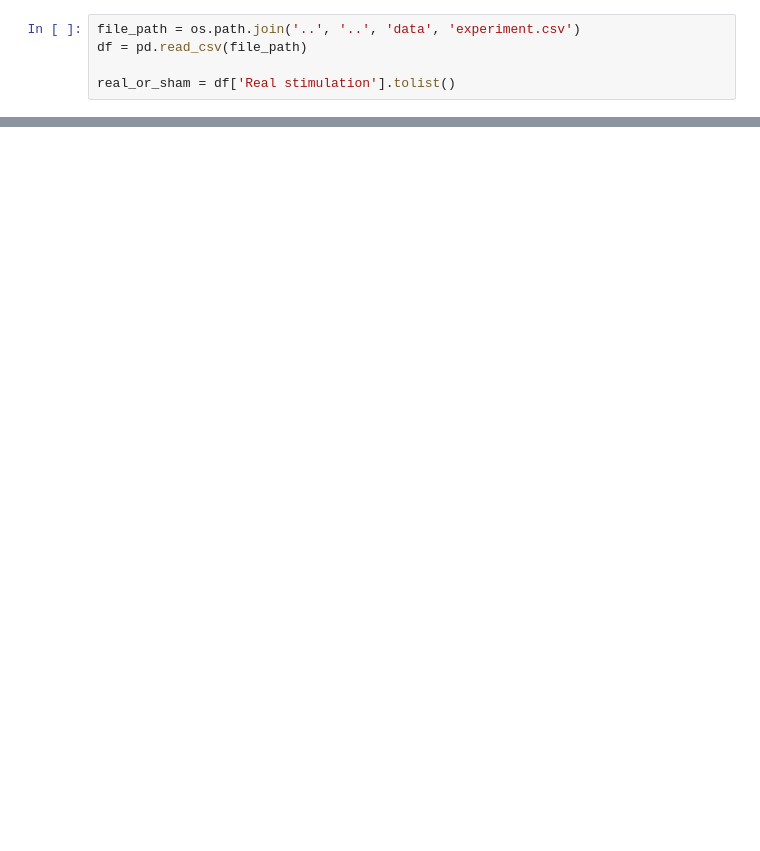
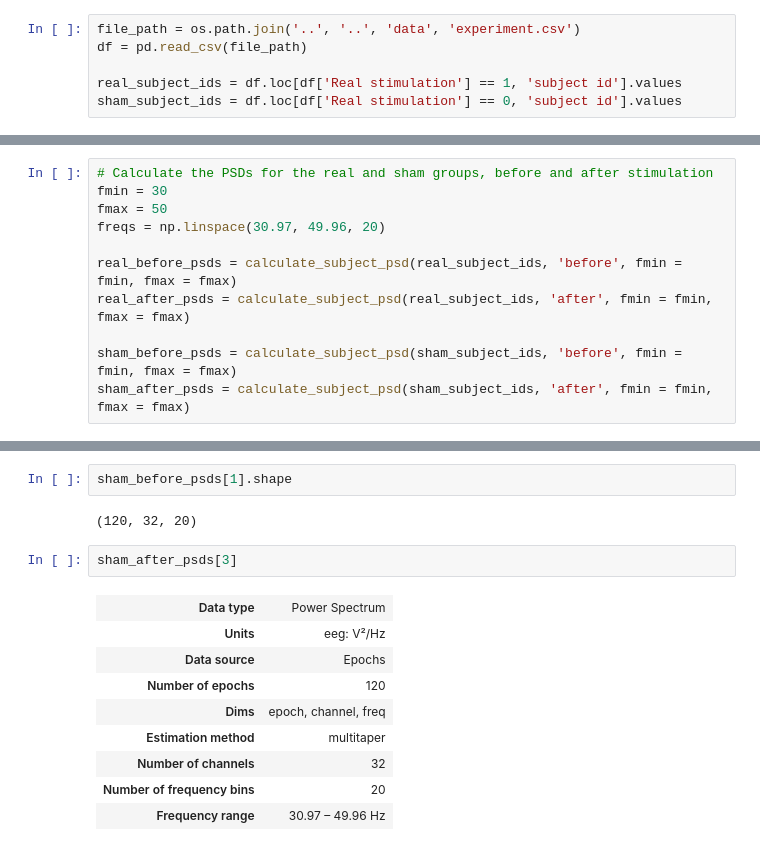
Before and after one commit to Shawnzty/tACS-Attention, a Jupyter notebook: processing/group_analysis.ipynb, the cells around one changed output, grey strips where cells are left out. Saved outputs shown, nothing was run; the diff lists cells and outputs as text; blank space fills up the shorter version.

```diff
--- a/processing/group_analysis.ipynb
+++ b/processing/group_analysis.ipynb
@@ -14,4 +46,5 @@ import funcs
 file_path = os.path.join('..', '..', 'data', 'experiment.csv')
 df = pd.read_csv(file_path)
 
-real_or_sham = df['Real stimulation'].tolist()
+real_subject_ids = df.loc[df['Real stimulation'] == 1, 'subject id'].values
+sham_subject_ids = df.loc[df['Real stimulation'] == 0, 'subject id'].values
@@ -28,0 +51,11 @@ Reading 0 ... 647880  =      0.000 ...   539.900 secs...
+# %%
+# Calculate the PSDs for the real and sham groups, before and after stimulation
+fmin = 30
+fmax = 50
+freqs = np.linspace(30.97, 49.96, 20)
+
+real_before_psds = calculate_subject_psd(real_subject_ids, 'before', fmin = fmin, fmax = fmax)
+real_after_psds = calculate_subject_psd(real_subject_ids, 'after', fmin = fmin, fmax = fmax)
+
+sham_before_psds = calculate_subject_psd(sham_subject_ids, 'before', fmin = fmin, fmax = fmax)
+sham_after_psds = calculate_subject_psd(sham_subject_ids, 'after', fmin = fmin, fmax = fmax)
@@ -28,0 +255,16 @@ Reading 0 ... 647880  =      0.000 ...   539.900 secs...
+# %%
+sham_before_psds[1].shape
+# %% [output]
+(120, 32, 20)
+# %%
+sham_after_psds[3]
+# %% [output]
+| Data type | Power Spectrum |
+| Units | eeg: V²/Hz |
+| Data source | Epochs |
+| Number of epochs | 120 |
+| Dims | epoch, channel, freq |
+| Estimation method | multitaper |
+| Number of channels | 32 |
+| Number of frequency bins | 20 |
+| Frequency range | 30.97 – 49.96 Hz |
```
Also changed, not shown: parts of 6 cells of this notebook, 1 other file.
